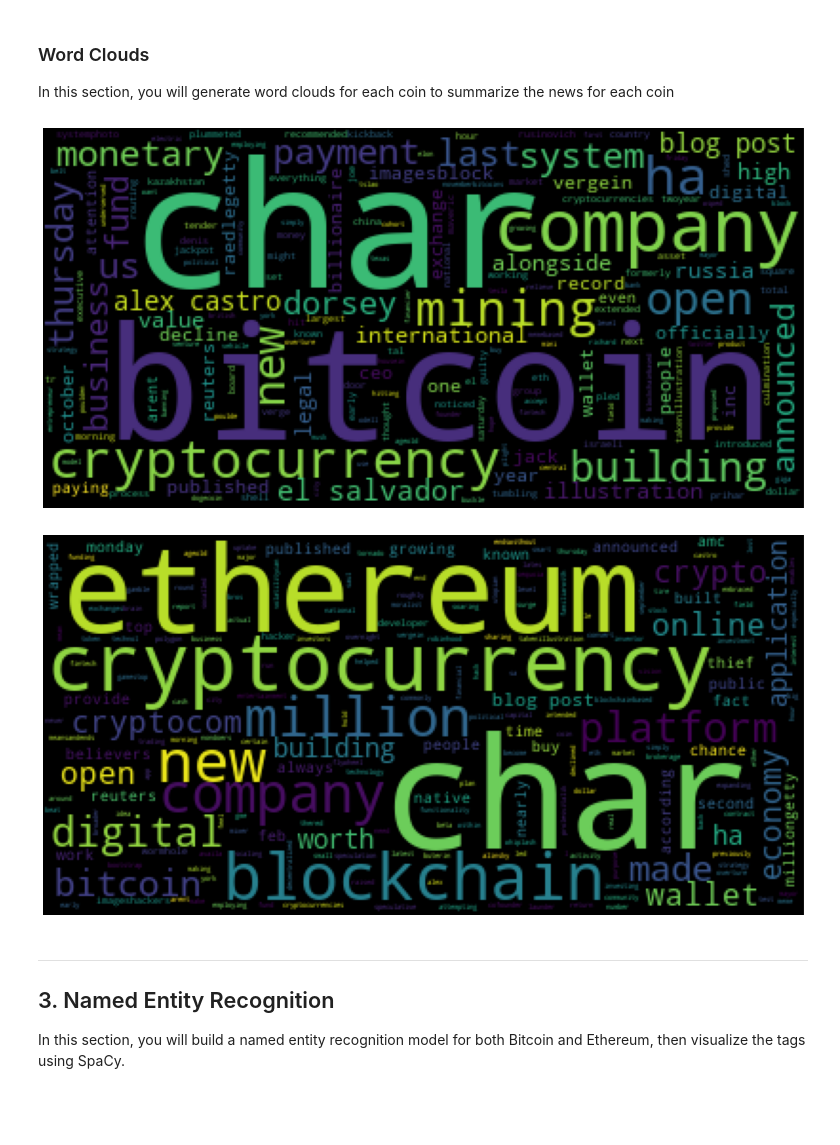
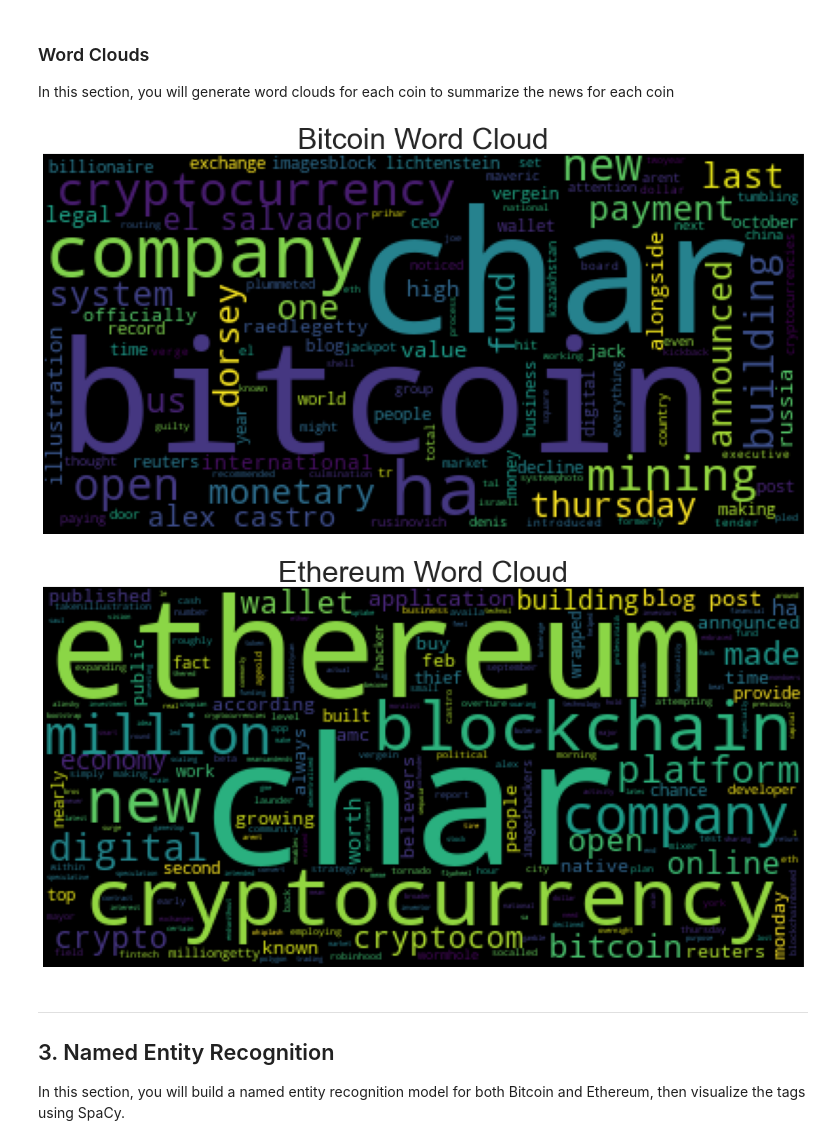
Before and after one commit to brilliantlyc/Cryptocurrency_NLP_Analysis, a Jupyter notebook: crypto_sentiment.ipynb, the cells around one changed output. Cells and saved outputs as stored; diff of their text form; code cells hidden in the pictures; blank space fills up the shorter version.

Commit message:
Added title to word clouds.

```diff
--- a/crypto_sentiment.ipynb
+++ b/crypto_sentiment.ipynb
@@ -388,25 +388,31 @@ In this section, you will generate word clouds for each coin to summarize the ne
 # %%
 plt.style.use('seaborn-whitegrid')
 mpl.rcParams['figure.figsize'] = [20.0, 10.0]
+
+# Set the font size for the word cloud title
+mpl.rcParams['font.size'] = 35.0
 # %%
-# Define a function that generates a word cloud given a tokens list
-def create_wordcloud(tokens_list):
+# Define a function that generates a word cloud given a tokens list, and a title
+def create_wordcloud(tokens_list, title):
     input_text = ' '.join(tokens_list)
     wc = WordCloud().generate(input_text)
+    fig = plt.figure()
+    ax = fig.add_subplot()
+    ax.set(title=title)
     plt.imshow(wc)
     plt.axis("off")
     plt.show()
 # %%
 # Generate the Bitcoin word cloud
 # Use the create_wordcloud() function
-create_wordcloud(bitcoin_tokens_list)
+create_wordcloud(bitcoin_tokens_list, "Bitcoin Word Cloud")
 # %% [output]
-[figure, old version]
+[figure, new version]
 # %%
 # Generate the Ethereum word cloud
-create_wordcloud(ethereum_tokens_list)
+create_wordcloud(ethereum_tokens_list, "Ethereum Word Cloud")
 # %% [output]
-[figure, old version]
+[figure, new version]
 # %% [markdown]
 ---
 ## 3. Named Entity Recognition
```
Also changed, not shown: parts of 8 cells of this notebook.
